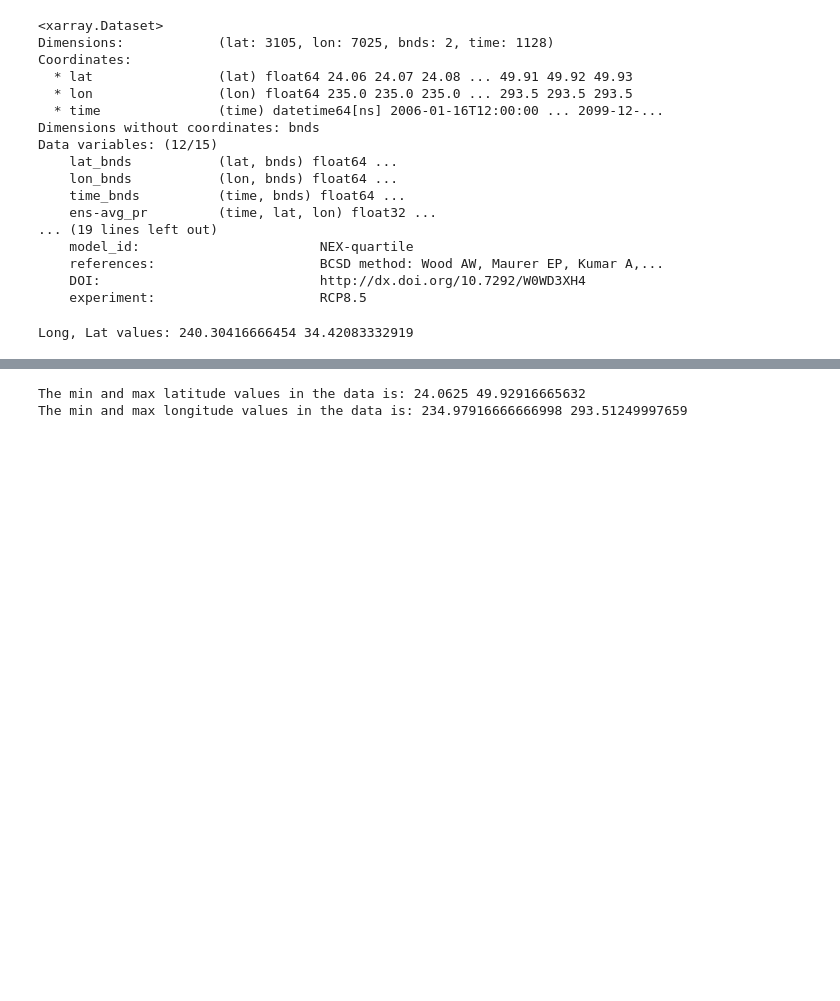
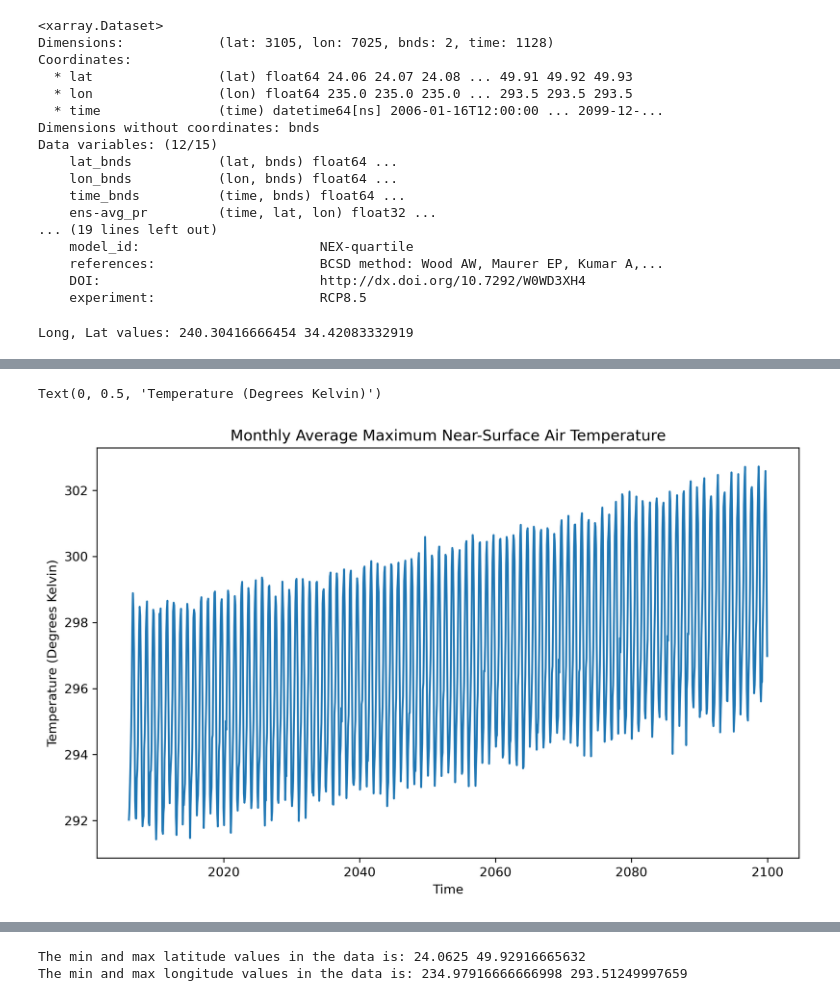
Before and after one commit to nex-dcp30-intro/notebook, a Jupyter notebook: desik-copy.ipynb, the cells around one changed output, grey strips where cells are left out. Saved outputs shown, nothing was run; the diff lists cells and outputs as text; code cells hidden in the pictures; blank space fills up the shorter version.

```diff
--- a/desik-copy.ipynb
+++ b/desik-copy.ipynb
@@ -89,0 +65,5 @@ central_lat
+# %%
+# Slice the data spatially using a single lat/lon point
+sb_max_temp = max_temp_xr["ens-avg_tasmax"].sel(lat=latitude,
+                                               lon=longitude)
+sb_max_temp
@@ -89,0 +89,16 @@ central_lat
+# %%
+# store an object representing the time to use for the x-axis
+sb_max_temp_time = sb_max_temp['time']
+
+# use groupby to get a single data value per time interval for the region of interest
+sb_max_temp_summary = sb_max_temp.groupby('time')
+
+# create a plot to show expected precipitation over the entire time period for the sb area
+plt.figure(figsize = (10,6), dpi = 300)
+plt.plot(sb_max_temp_time , sb_max_temp)
+plt.title("Monthly Average Maximum Near-Surface Air Temperature")
+plt.xlabel("Time")
+plt.ylabel("Temperature (Degrees Kelvin)")
+# %% [output]
+Text(0, 0.5, 'Temperature (Degrees Kelvin)')
+[figure, added]
```
Also changed, not shown: parts of 15 cells of this notebook, 1 other file.
